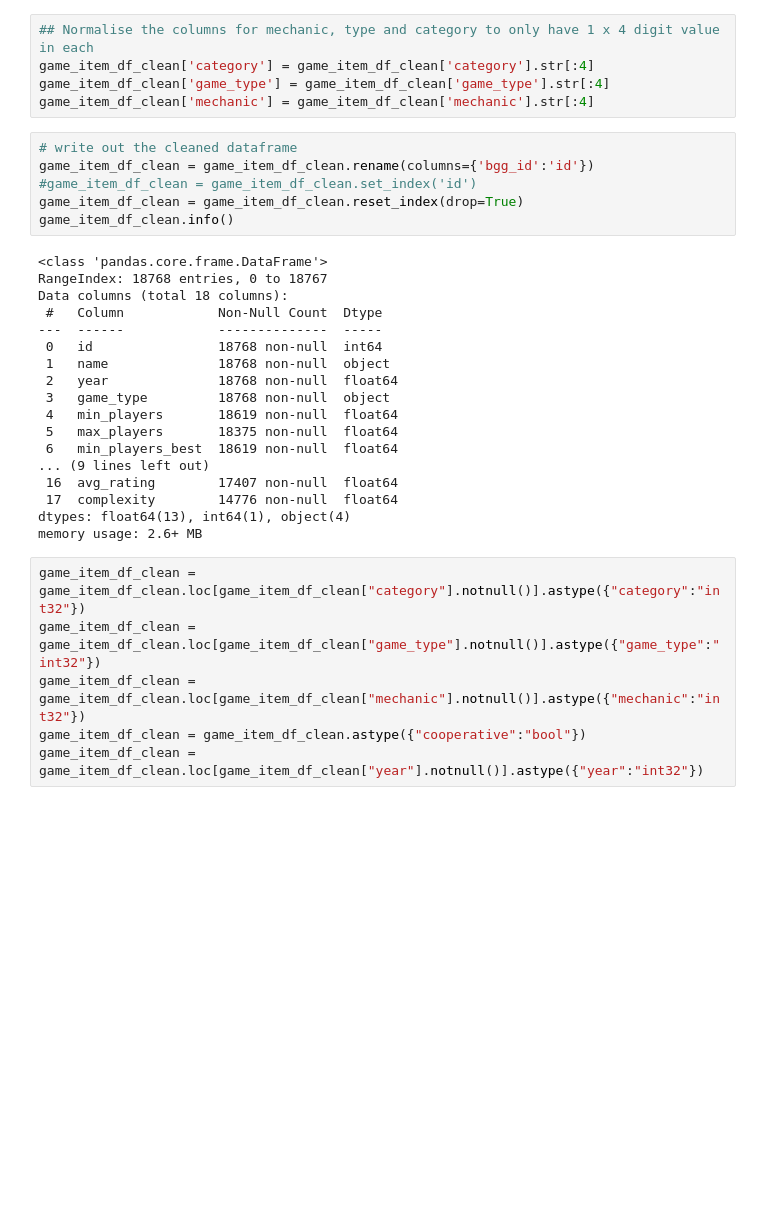
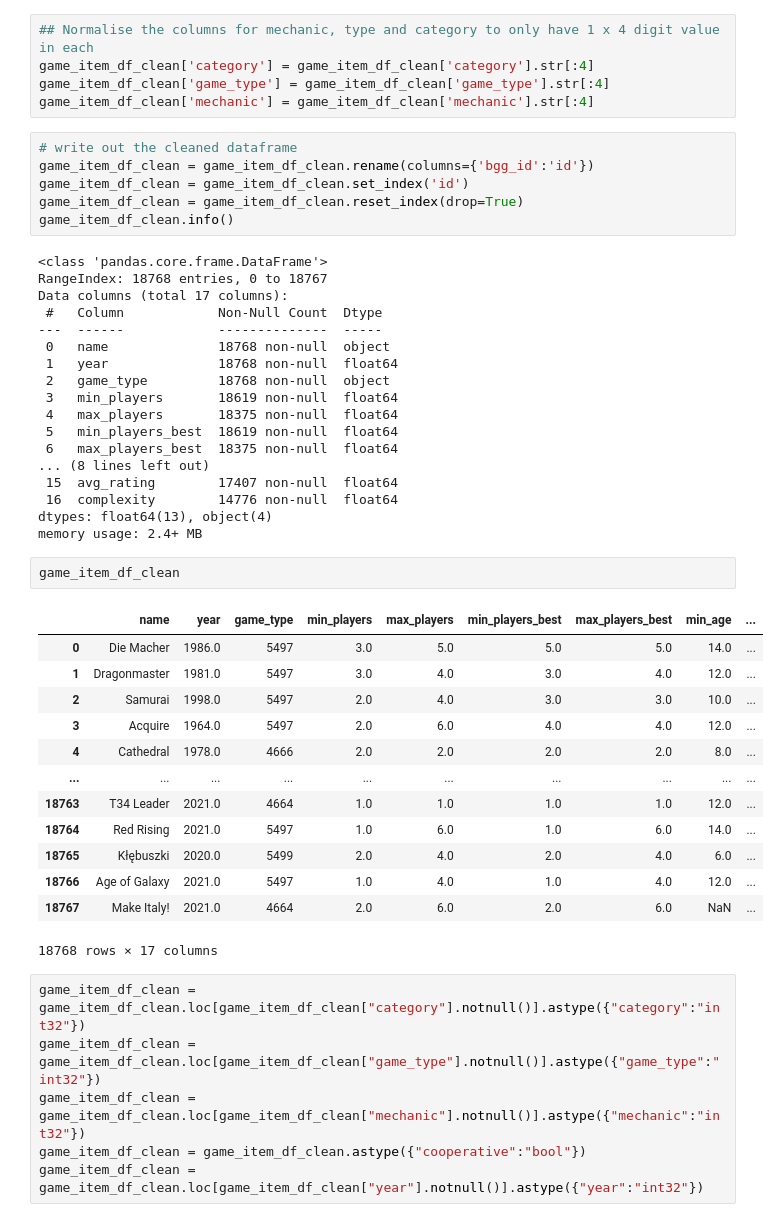
Before and after one commit to cjdance/ETL-Project, a Jupyter notebook: code/clean_GameItem.ipynb, the cells around one changed output. Drawn from its saved outputs; the diff is of its cells as text; blank space fills up the shorter version.

Commit message:
Updated code for PostGres push and CSV clean to rename indexes correctly and set id as index column.

```diff
--- a/code/clean_GameItem.ipynb
+++ b/code/clean_GameItem.ipynb
@@ -101,27 +101,43 @@ game_item_df_clean['mechanic'] = game_item_df_clean['mechanic'].str[:4]
 # %%
 # write out the cleaned dataframe
 game_item_df_clean = game_item_df_clean.rename(columns={'bgg_id':'id'})
-#game_item_df_clean = game_item_df_clean.set_index('id')
+game_item_df_clean = game_item_df_clean.set_index('id')
 game_item_df_clean = game_item_df_clean.reset_index(drop=True)
 game_item_df_clean.info()
 # %% [output]
 <class 'pandas.core.frame.DataFrame'>
 RangeIndex: 18768 entries, 0 to 18767
-Data columns (total 18 columns):
+Data columns (total 17 columns):
  #   Column            Non-Null Count  Dtype
 ---  ------            --------------  -----
- 0   id                18768 non-null  int64
- 1   name              18768 non-null  object
- 2   year              18768 non-null  float64
- 3   game_type         18768 non-null  object
- 4   min_players       18619 non-null  float64
- 5   max_players       18375 non-null  float64
- 6   min_players_best  18619 non-null  float64
-... (9 lines left out)
- 16  avg_rating        17407 non-null  float64
- 17  complexity        14776 non-null  float64
-dtypes: float64(13), int64(1), object(4)
-memory usage: 2.6+ MB
+ 0   name              18768 non-null  object
+ 1   year              18768 non-null  float64
+ 2   game_type         18768 non-null  object
+ 3   min_players       18619 non-null  float64
+ 4   max_players       18375 non-null  float64
+ 5   min_players_best  18619 non-null  float64
+ 6   max_players_best  18375 non-null  float64
+... (8 lines left out)
+ 15  avg_rating        17407 non-null  float64
+ 16  complexity        14776 non-null  float64
+dtypes: float64(13), object(4)
+memory usage: 2.4+ MB
+# %%
+game_item_df_clean
+# %% [output]
+|  | name | year | game_type | min_players | max_players | min_players_best | max_players_best | min_age | ... |
+| 0 | Die Macher | 1986.0 | 5497 | 3.0 | 5.0 | 5.0 | 5.0 | 14.0 | ... |
+| 1 | Dragonmaster | 1981.0 | 5497 | 3.0 | 4.0 | 3.0 | 4.0 | 12.0 | ... |
+| 2 | Samurai | 1998.0 | 5497 | 2.0 | 4.0 | 3.0 | 3.0 | 10.0 | ... |
+| 3 | Acquire | 1964.0 | 5497 | 2.0 | 6.0 | 4.0 | 4.0 | 12.0 | ... |
+| 4 | Cathedral | 1978.0 | 4666 | 2.0 | 2.0 | 2.0 | 2.0 | 8.0 | ... |
+| ... | ... | ... | ... | ... | ... | ... | ... | ... | ... |
+| 18763 | T34 Leader | 2021.0 | 4664 | 1.0 | 1.0 | 1.0 | 1.0 | 12.0 | ... |
+| 18764 | Red Rising | 2021.0 | 5497 | 1.0 | 6.0 | 1.0 | 6.0 | 14.0 | ... |
+| 18765 | Kłębuszki | 2020.0 | 5499 | 2.0 | 4.0 | 2.0 | 4.0 | 6.0 | ... |
+| 18766 | Age of Galaxy | 2021.0 | 5497 | 1.0 | 4.0 | 1.0 | 4.0 | 12.0 | ... |
+| 18767 | Make Italy! | 2021.0 | 4664 | 2.0 | 6.0 | 2.0 | 6.0 | NaN | ... |
+18768 rows × 17 columns
 # %%
 game_item_df_clean = game_item_df_clean.loc[game_item_df_clean["category"].notnull()].astype({"category":"int32"})
 game_item_df_clean = game_item_df_clean.loc[game_item_df_clean["game_type"].notnull()].astype({"game_type":"int32"})
```
Also changed, not shown: parts of 2 cells of this notebook.
